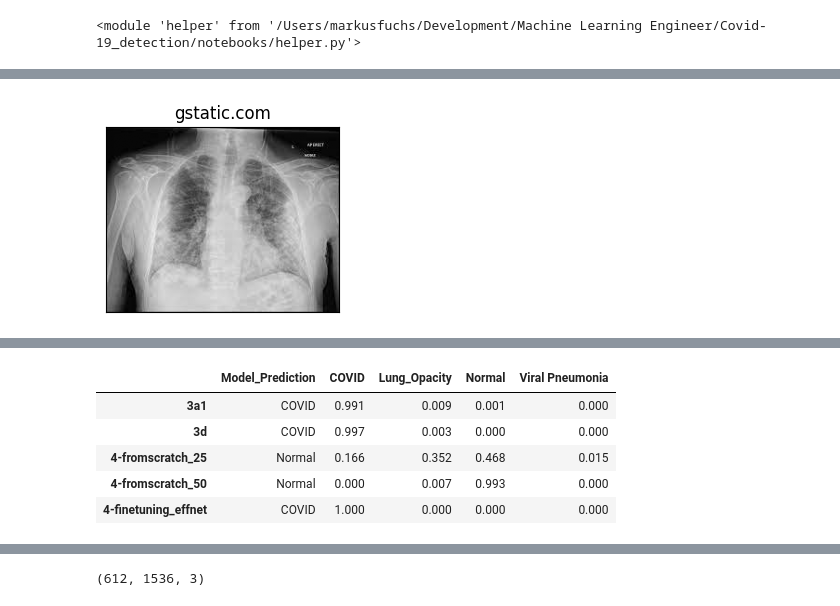
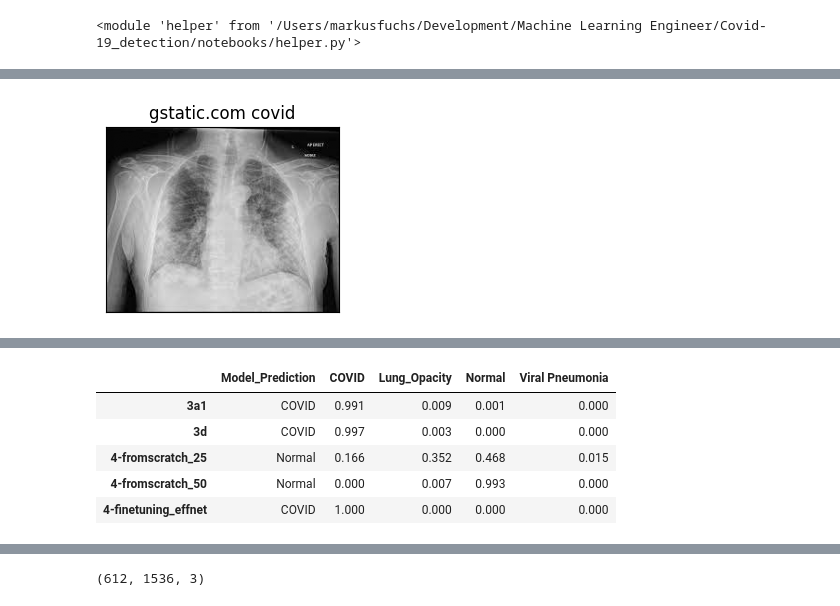
Before and after one commit to MarkusFuchs68/Covid-19_detection, a Jupyter notebook: notebooks/5 - prediction.ipynb, the cells around one changed output, grey strips where cells are left out. Drawn from its saved outputs; the diff is of its cells as text; code cells hidden in the pictures.

Commit message:
added more sample images for testing predictability

```diff
--- a/notebooks/5 - prediction.ipynb
+++ b/notebooks/5 - prediction.ipynb
@@ -108,7 +97,9 @@ Resizing for model 4-finetuning_effnet to input_shape: (256, 256)
 | 4-finetuning_effnet | COVID | 0.999 | 0.001 | 0.000 | 0.000 |
 # %%
 file_url = 'https://encrypted-tbn0.gstatic.com/images?q=tbn:ANd9GcQKe1yUy6RVrg4WbloO-rjTRwPor5mW2zGeItPe1lO4wAyTuY1O0rE99XWl1TCCrcZ1IRU&usqp=CAU'
-helper.show_predict_image('gstatic.com', helper.load_image_from_url(file_url), models)
+helper.show_predict_image('gstatic.com covid', helper.load_image_from_url(file_url), models)
+
+# our from scratch model failed on this one
 # %% [output]
-[figure, old version]
+[figure, new version]
 Resizing for model 3a1 to input_shape: (224, 224)
```
Also changed, not shown: parts of 8 cells of this notebook.
